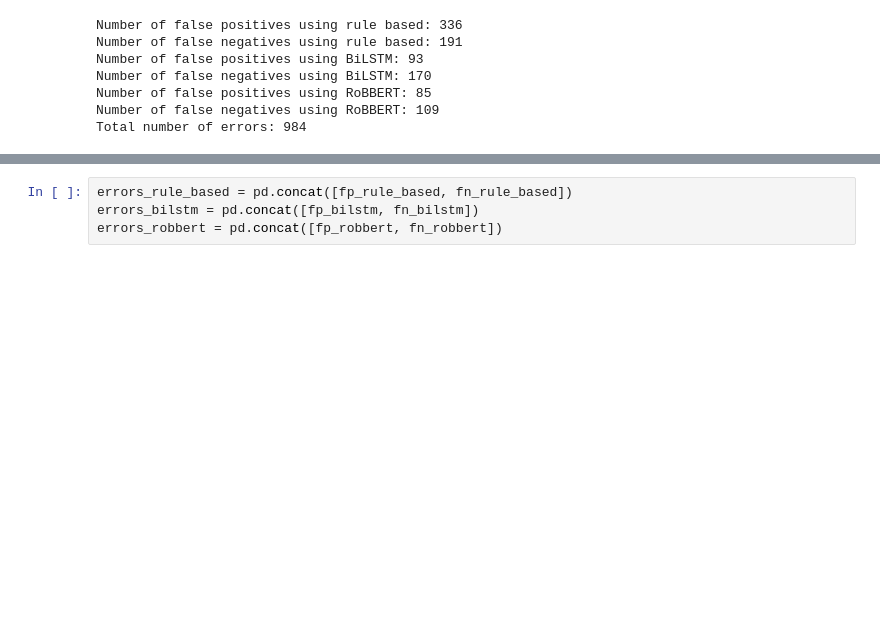
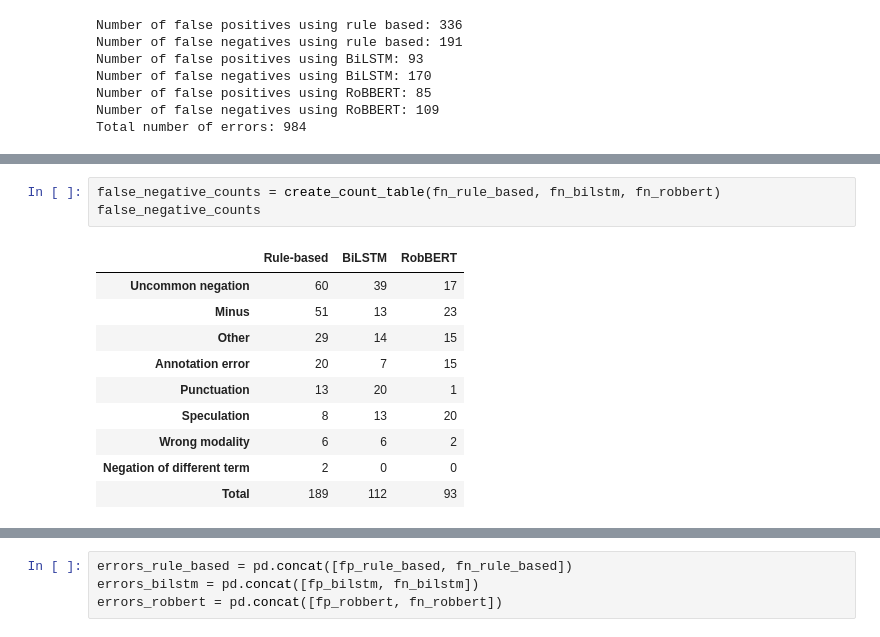
Before and after one commit to umcu/negation-detection, a Jupyter notebook: 03_compare_errors.ipynb, the cells around one changed output, grey strips where cells are left out. Drawn from its saved outputs; the diff is of its cells as text; blank space fills up the shorter version.

```diff
--- a/03_compare_errors.ipynb
+++ b/03_compare_errors.ipynb
@@ -91,0 +181,14 @@ Total number of errors: 984
+# %%
+false_negative_counts = create_count_table(fn_rule_based, fn_bilstm, fn_robbert)
+false_negative_counts
+# %% [output]
+|  | Rule-based | BiLSTM | RobBERT |
+| Uncommon negation | 60 | 39 | 17 |
+| Minus | 51 | 13 | 23 |
+| Other | 29 | 14 | 15 |
+| Annotation error | 20 | 7 | 15 |
+| Punctuation | 13 | 20 | 1 |
+| Speculation | 8 | 13 | 20 |
+| Wrong modality | 6 | 6 | 2 |
+| Negation of different term | 2 | 0 | 0 |
+| Total | 189 | 112 | 93 |
```
Also changed, not shown: parts of 17 cells of this notebook, 4 other files.
